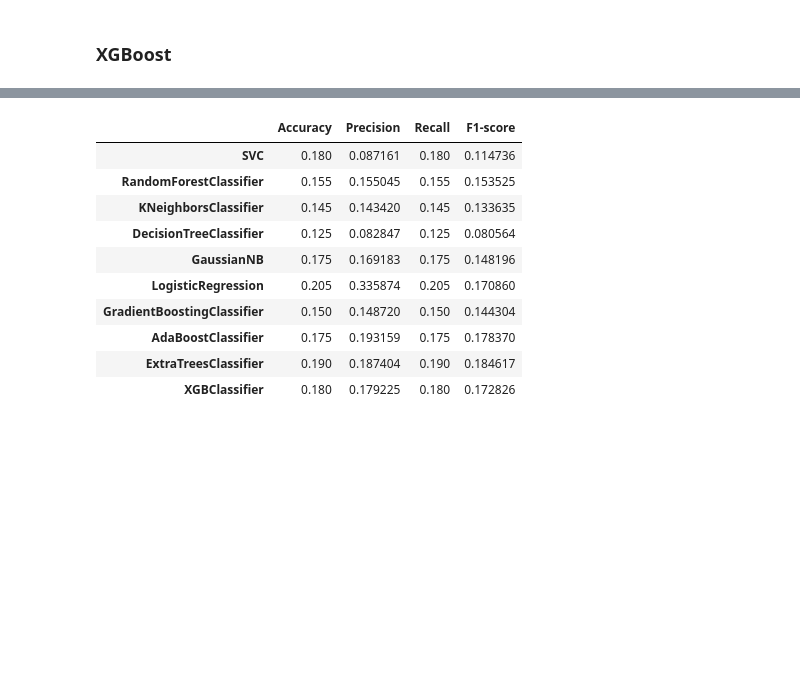
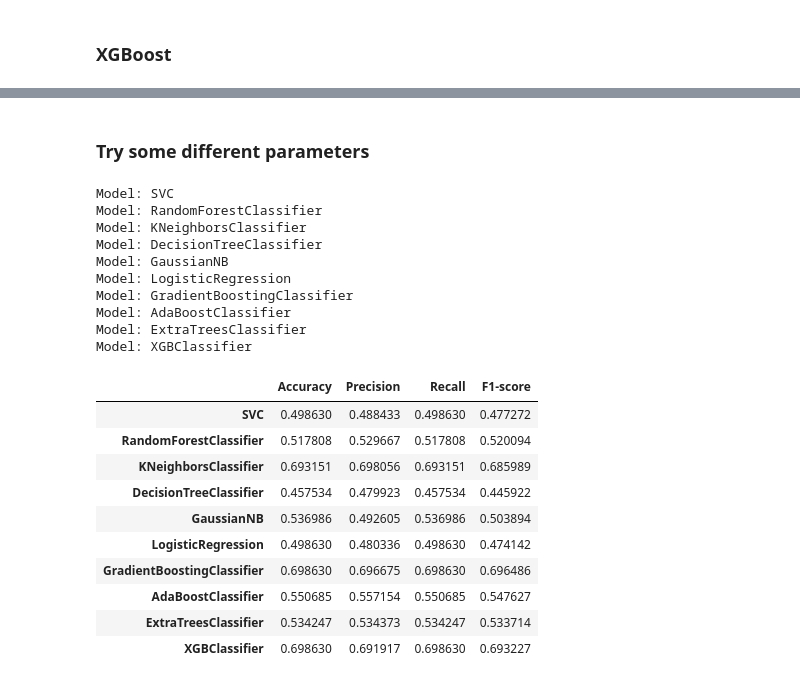
Before and after one commit to hazemtarekelaswad/Hand-Gesture-Recognition, a Jupyter notebook: src/model_training/models-comparison.ipynb, the cells around one changed output, grey strips where cells are left out. Drawn from its saved outputs; the diff is of its cells as text; code cells hidden in the pictures; blank space fills up the shorter version.

```diff
--- a/src/model_training/models-comparison.ipynb
+++ b/src/model_training/models-comparison.ipynb
@@ -90,0 +105,20 @@ Testing set size:  200
+# %%
+# load features
+efd_features = np.load('../../features/efd_features.npy')
+hog_features_builtin = np.load('../../features/hog_features_builtin.npy')
+hog_features_custom = np.load('../../features/hog_features_custom.npy')
+hog_efd_features_builtin = np.load('../../features/hog_efd_features_builtin.npy')
+hog_efd_features_custom = np.load('../../features/hog_efd_features_custom.npy')
+labels = np.load('../../features/labels.npy')
+
+print(efd_features.shape, hog_features_builtin.shape, hog_features_custom.shape, hog_efd_features_builtin.shape, hog_efd_features_custom.shape, labels.shape)
+
+
+efd_features_cropped = np.load('../../features_cropped/efd_features.npy')
+hog_features_builtin_cropped = np.load('../../features_cropped/hog_features_builtin.npy')
+hog_features_custom_cropped = np.load('../../features_cropped/hog_features_custom.npy')
+hog_efd_features_builtin_cropped = np.load('../../features_cropped/hog_efd_features_builtin.npy')
+hog_efd_features_custom_cropped = np.load('../../features_cropped/hog_efd_features_custom.npy')
+labels_cropped = np.load('../../features_cropped/labels.npy')
+
+print(efd_features_cropped.shape, hog_features_builtin_cropped.shape, hog_features_custom_cropped.shape, hog_efd_features_builtin_cropped.shape, hog_efd_features_custom_cropped.shape, labels_cropped.shape)
@@ -323,15 +618,45 @@ Model: XGBClassifier
+# %% [markdown]
+### Try some different parameters
+# %%
+from sklearn.model_selection import train_test_split
+
+# load efd features from npy file
+efd_features_5 = np.load('../../efd_features/efd_features_5.npy')
+efd_features_15 = np.load('../../efd_features/efd_features_15.npy')
+efd_features_20 = np.load('../../efd_features/efd_features_20.npy')
+efd_features_25 = np.load('../../efd_features/efd_features_25.npy')
+efd_features_50 = np.load('../../efd_features/efd_features_50.npy')
+
+# split the data into training (70%) and validation (15%) and testing (15%) sets  #### to be adjusted ####
+X_train_efd_5, X_test_efd_5, Y_train_efd_5, Y_test_efd_5 = train_test_split(efd_features_5, labels, test_size=0.2, random_state=42)
+X_train_efd_15, X_test_efd_15, Y_train_efd_15, Y_test_efd_15 = train_test_split(efd_features_15, labels, test_size=0.2, random_state=42)
+X_train_efd_20, X_test_efd_20, Y_train_efd_20, Y_test_efd_20 = train_test_split(efd_features_20, labels, test_size=0.2, random_state=42)
+X_train_efd_25, X_test_efd_25, Y_train_efd_25, Y_test_efd_25 = train_test_split(efd_features_25, labels, test_size=0.2, random_state=42)
+X_train_efd_50, X_test_efd_50, Y_train_efd_50, Y_test_efd_50 = train_test_split(efd_features_50, labels, test_size=0.2, random_state=42)
 # %%
-# print the metrics for all the models in a dataframe format excluding the confusion matrix
-df_metrics.drop('Confusion matrix', axis=1)
+# get metrics for all models
+df_metrics_efd_5  = get_metrics_all_models(models, X_train_efd_5, Y_train_efd_5, X_test_efd_5, Y_test_efd_5)
+
+df_metrics_efd_5.drop('Confusion matrix', axis=1)
 # %% [output]
+Model: SVC
+Model: RandomForestClassifier
+Model: KNeighborsClassifier
+Model: DecisionTreeClassifier
+Model: GaussianNB
+Model: LogisticRegression
+Model: GradientBoostingClassifier
+Model: AdaBoostClassifier
+Model: ExtraTreesClassifier
+Model: XGBClassifier
 |  | Accuracy | Precision | Recall | F1-score |
-| SVC | 0.180 | 0.087161 | 0.180 | 0.114736 |
-| RandomForestClassifier | 0.155 | 0.155045 | 0.155 | 0.153525 |
-| KNeighborsClassifier | 0.145 | 0.143420 | 0.145 | 0.133635 |
-| DecisionTreeClassifier | 0.125 | 0.082847 | 0.125 | 0.080564 |
-| GaussianNB | 0.175 | 0.169183 | 0.175 | 0.148196 |
-| LogisticRegression | 0.205 | 0.335874 | 0.205 | 0.170860 |
-| GradientBoostingClassifier | 0.150 | 0.148720 | 0.150 | 0.144304 |
-| AdaBoostClassifier | 0.175 | 0.193159 | 0.175 | 0.178370 |
-| ExtraTreesClassifier | 0.190 | 0.187404 | 0.190 | 0.184617 |
-| XGBClassifier | 0.180 | 0.179225 | 0.180 | 0.172826 |
+| SVC | 0.498630 | 0.488433 | 0.498630 | 0.477272 |
+| RandomForestClassifier | 0.517808 | 0.529667 | 0.517808 | 0.520094 |
+| KNeighborsClassifier | 0.693151 | 0.698056 | 0.693151 | 0.685989 |
+| DecisionTreeClassifier | 0.457534 | 0.479923 | 0.457534 | 0.445922 |
+| GaussianNB | 0.536986 | 0.492605 | 0.536986 | 0.503894 |
+| LogisticRegression | 0.498630 | 0.480336 | 0.498630 | 0.474142 |
+| GradientBoostingClassifier | 0.698630 | 0.696675 | 0.698630 | 0.696486 |
+| AdaBoostClassifier | 0.550685 | 0.557154 | 0.550685 | 0.547627 |
+| ExtraTreesClassifier | 0.534247 | 0.534373 | 0.534247 | 0.533714 |
+| XGBClassifier | 0.698630 | 0.691917 | 0.698630 | 0.693227 |
```
Also changed, not shown: parts of 38 cells of this notebook, 3 other files.
